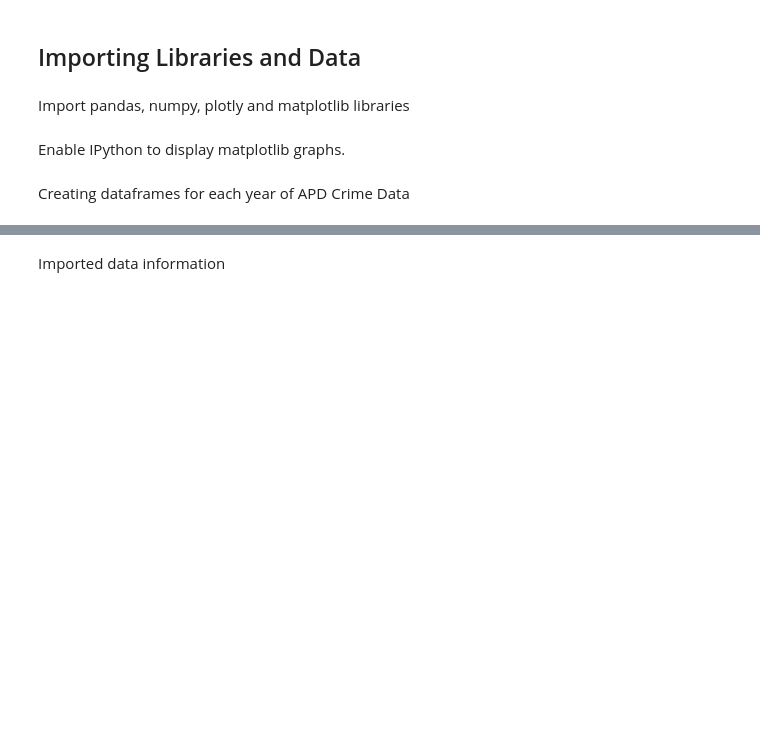
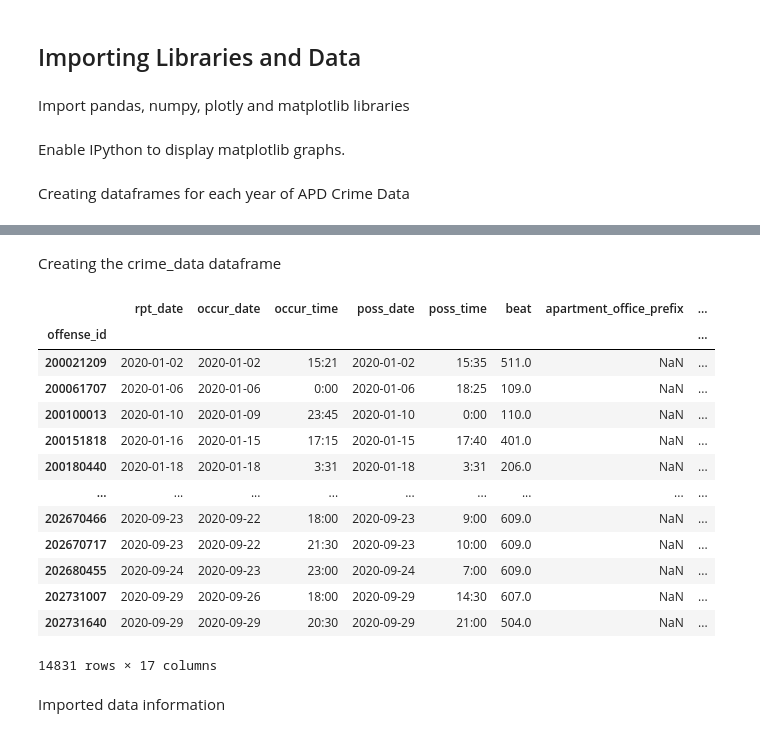
Before and after one commit to EmmanuelMuse/Atlanta_Crime_Data_Visualization, a Jupyter notebook: Multiple_Years_ATL_Crime_DataVis.ipynb, the cells around one changed output, grey strips where cells are left out. Saved outputs shown, nothing was run; the diff lists cells and outputs as text; code cells hidden in the pictures; blank space fills up the shorter version.

```diff
--- a/Multiple_Years_ATL_Crime_DataVis.ipynb
+++ b/Multiple_Years_ATL_Crime_DataVis.ipynb
@@ -23,8 +23,3 @@ from matplotlib import colors
 from matplotlib.ticker import PercentFormatter
 # %% [markdown]
 Creating dataframes for each year of APD Crime Data
-# %%
-#constructor function, crime_data_to_df, for turning different datasets into usable dataframes
-def crime_data_to_df(dataset_path, dataset_dates_columns, index_column_input):
-    crime_data = pd.read_csv(dataset_path, parse_dates = dataset_dates_columns, index_col = index_column_input)
-    return crime_data
@@ -92,3 +33,60 @@ crime_data.head()
+# %%
+#constructor function, crime_data_to_df, for turning different datasets into usable dataframes
+def crime_data_to_df(dataset_path, dataset_dates_columns, index_on_column):
+
+    df = pd.read_csv(dataset_path, parse_dates = dataset_dates_columns, index_col = index_on_column)
+
+    #conditional statements to handle the difference in column names of the various datasets
+    if 'rpt_date' or 'occur_date' or 'poss_date' not in df.columns:
+        if 'Report Date' in df.columns:
+            df.rename(columns={'Report Date': 'rpt_date'}, inplace=True)
+        if 'Occur Date' or 'Offense Start Date' in df.columns:
+            df.rename(columns={'Occur Date': 'occur_date'}, inplace=True)
+        if 'Offense End Date' in df.columns:
+            df.rename(columns={'Offense End Date': 'poss_date'}, inplace=True)
+
+    return df
+# %%
+# apd_data list objects containing dataset path, date column names, and index column for use with Crime_Data construction
+#could be reconstructed to a dictionary for use with a selectable variable jupyter widget
+
+#apd data 2009-2019
+apd_09_to_19 = [ "./datasets/apd_crime_2009-2019.csv", ['Report Date','Occur Date','Possible Date'], 0 ]
+
+#apd data 2017
+apd_17 = [ "./datasets/apd_crime_2017.csv", ['rpt_date','occur_date','poss_date'], 0 ]
+
+#apd data 2020
+apd_20 = [ "./datasets/apd_crime_2020.csv", ['rpt_date','occur_date','poss_date'], 0 ]
+
+#apd data 2021-2023
+apd_21_to_23 = ["./datasets/apd_crime_2021-2023.csv", ['Report Date','Offense Start Date','Offense End Date'], 0 ]
+# %%
+# Calling Crime_Data constructor to create object for each APD dataset year
+cd_09_to_19 = Crime_Data(apd_09_to_19[0], apd_09_to_19[1], apd_09_to_19[2])
+cd_17 = Crime_Data(apd_17[0], apd_17[1], apd_17[2])
+cd_20 = Crime_Data(apd_20[0], apd_20[1], apd_20[2])
+cd_21_to_23 = Crime_Data(apd_21_to_23[0], apd_21_to_23[1], apd_21_to_23[2])
+# %% [markdown]
+Creating the crime_data dataframe
+# %%
+crime_data = crime_data_to_df(cd_20.path, cd_20.dates_cols, cd_20.index_col)
+crime_data
+# %% [output]
+|  | rpt_date | occur_date | occur_time | poss_date | poss_time | beat | apartment_office_prefix | ... |
+| offense_id |  |  |  |  |  |  |  | ... |
+| 200021209 | 2020-01-02 | 2020-01-02 | 15:21 | 2020-01-02 | 15:35 | 511.0 | NaN | ... |
+| 200061707 | 2020-01-06 | 2020-01-06 | 0:00 | 2020-01-06 | 18:25 | 109.0 | NaN | ... |
+| 200100013 | 2020-01-10 | 2020-01-09 | 23:45 | 2020-01-10 | 0:00 | 110.0 | NaN | ... |
+| 200151818 | 2020-01-16 | 2020-01-15 | 17:15 | 2020-01-15 | 17:40 | 401.0 | NaN | ... |
+| 200180440 | 2020-01-18 | 2020-01-18 | 3:31 | 2020-01-18 | 3:31 | 206.0 | NaN | ... |
+| ... | ... | ... | ... | ... | ... | ... | ... | ... |
+| 202670466 | 2020-09-23 | 2020-09-22 | 18:00 | 2020-09-23 | 9:00 | 609.0 | NaN | ... |
+| 202670717 | 2020-09-23 | 2020-09-22 | 21:30 | 2020-09-23 | 10:00 | 609.0 | NaN | ... |
+| 202680455 | 2020-09-24 | 2020-09-23 | 23:00 | 2020-09-24 | 7:00 | 609.0 | NaN | ... |
+| 202731007 | 2020-09-29 | 2020-09-26 | 18:00 | 2020-09-29 | 14:30 | 607.0 | NaN | ... |
+| 202731640 | 2020-09-29 | 2020-09-29 | 20:30 | 2020-09-29 | 21:00 | 504.0 | NaN | ... |
+14831 rows × 17 columns
 # %% [markdown]
 Imported data information
 # %%
```
Also changed, not shown: parts of 8 cells of this notebook.
